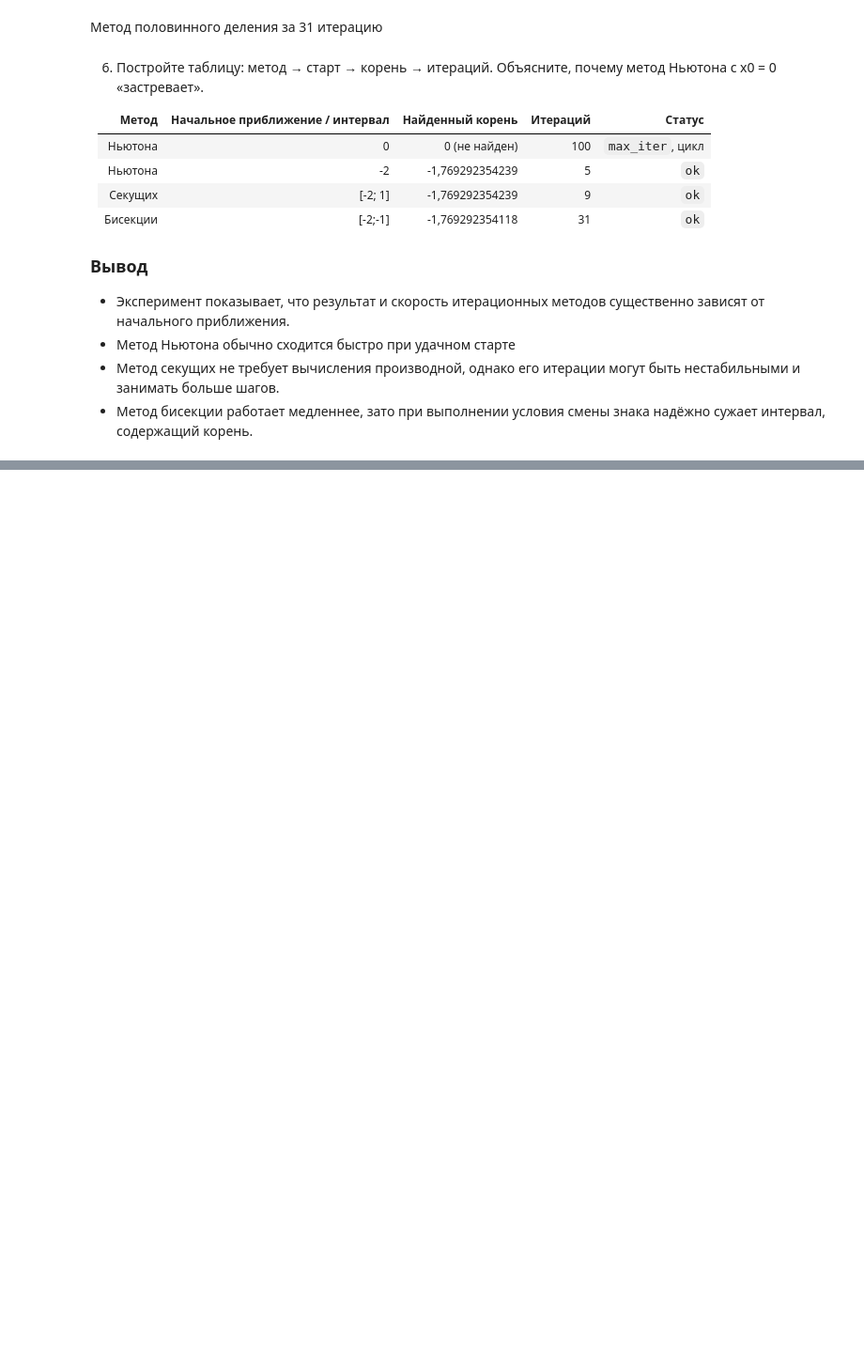
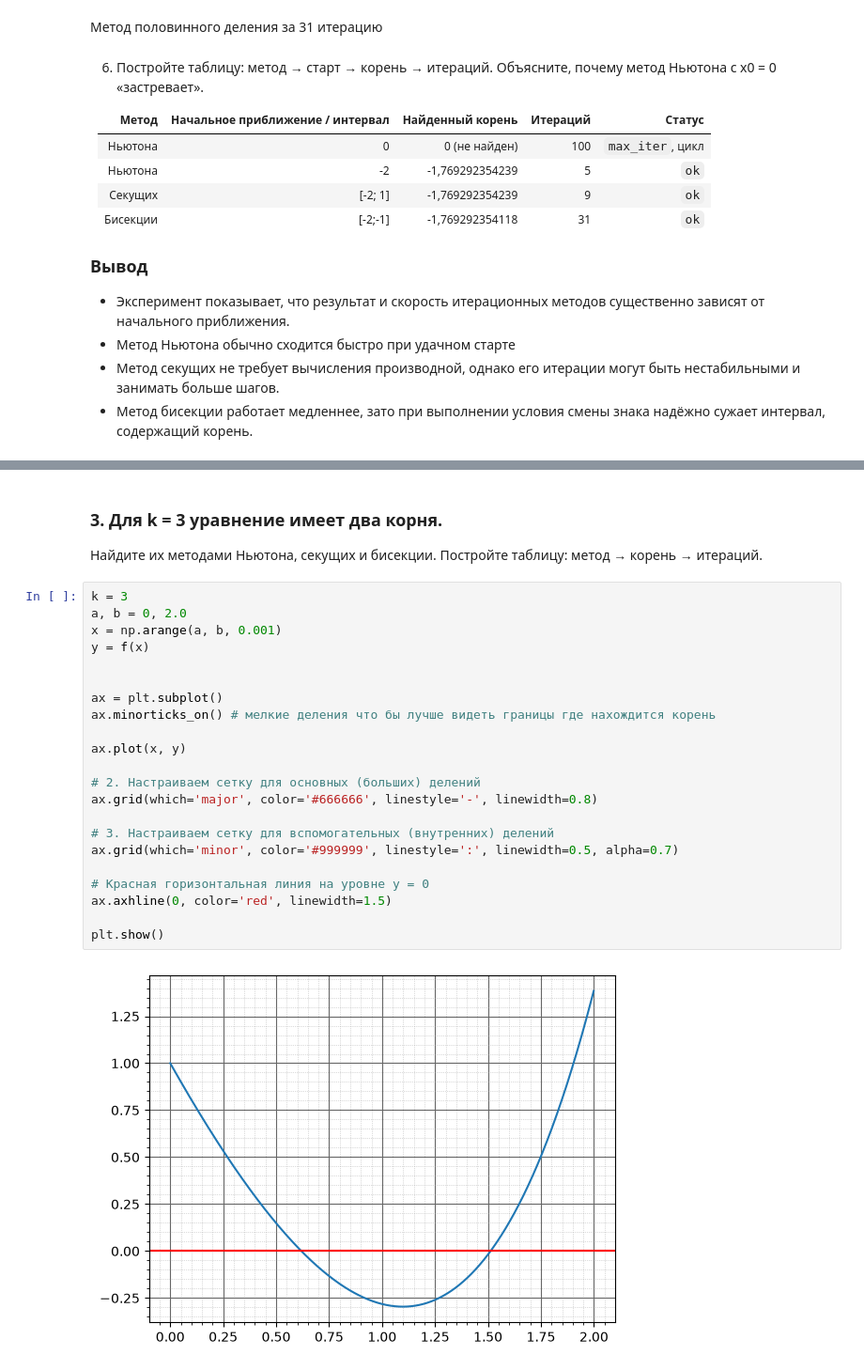
Before and after one commit to SpideErik/numerical_methods, a Jupyter notebook: classwork_05/report.ipynb, the cells around one changed output, grey strips where cells are left out. Shown at 94% size. Saved outputs shown, nothing was run; the diff lists cells and outputs as text; blank space fills up the shorter version.

```diff
--- a/classwork_05/report.ipynb
+++ b/classwork_05/report.ipynb
@@ -282,0 +369,27 @@ print(f"итераций: {len(j1)}")
+# %% [markdown]
+### 3. Для k = 3 уравнение имеет два корня.
+Найдите их методами Ньютона, секущих и бисекции. Постройте таблицу: метод → корень → итераций.
+# %%
+k = 3
+a, b = 0, 2.0
+x = np.arange(a, b, 0.001)
+y = f(x)
+
+
+ax = plt.subplot()
+ax.minorticks_on() # мелкие деления что бы лучше видеть границы где нахождится корень
+
+ax.plot(x, y)
+
+# 2. Настраиваем сетку для основных (больших) делений
+ax.grid(which='major', color='#666666', linestyle='-', linewidth=0.8)
+
+# 3. Настраиваем сетку для вспомогательных (внутренних) делений
+ax.grid(which='minor', color='#999999', linestyle=':', linewidth=0.5, alpha=0.7)
+
+# Красная горизонтальная линия на уровне y = 0
+ax.axhline(0, color='red', linewidth=1.5)
+
+plt.show()
+# %% [output]
+[figure, added]
```
Also changed, not shown: parts of 12 cells of this notebook, 7 other files.
